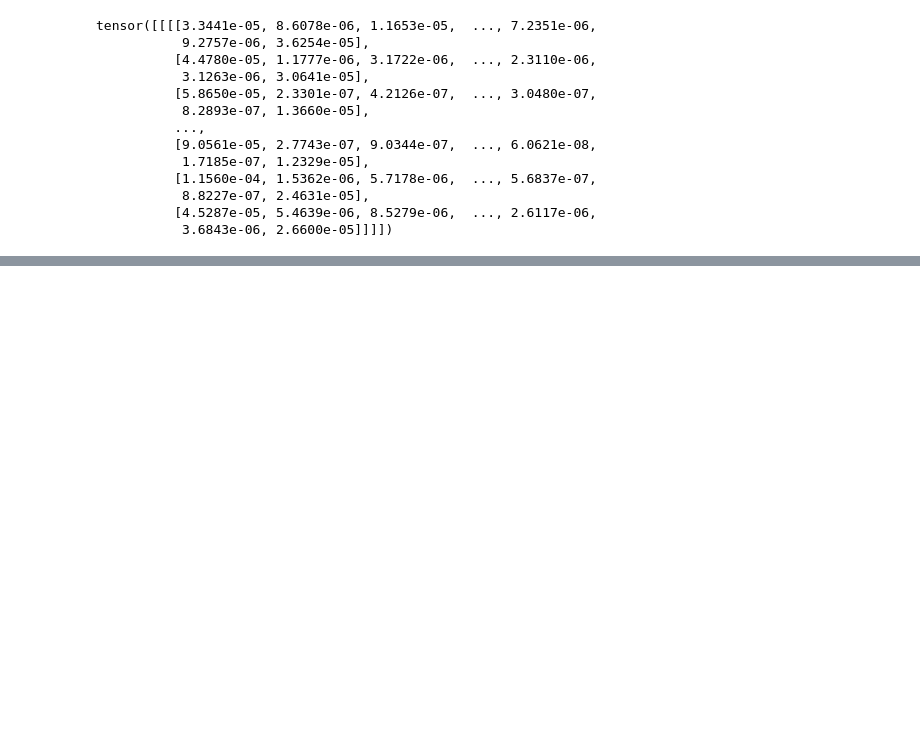
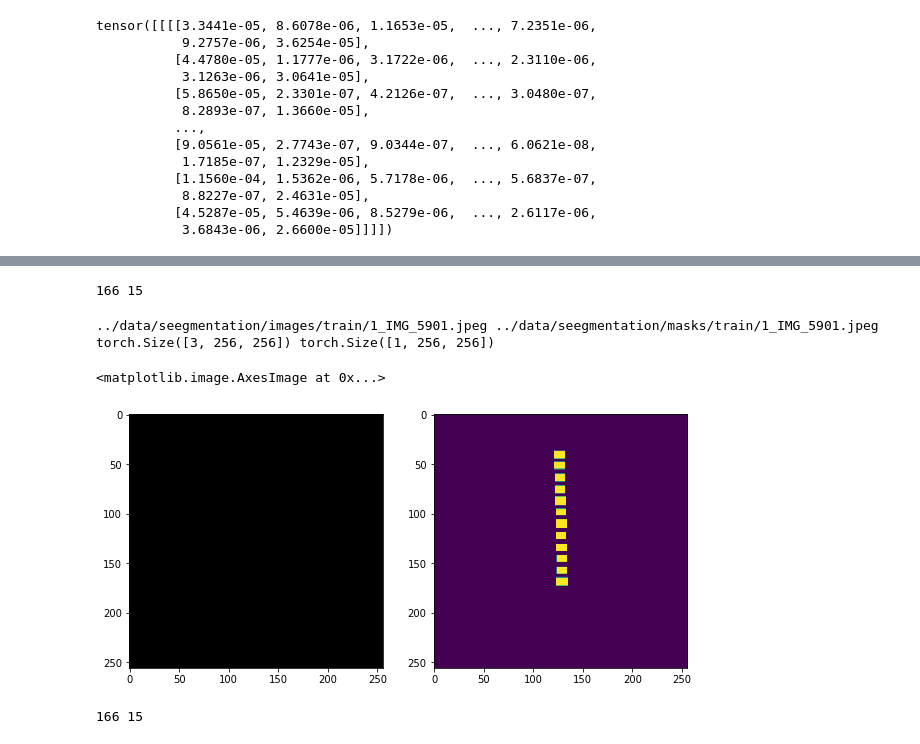
Before and after one commit to fitagdinov/urina, a Jupyter notebook: Notebooks/Untitled.ipynb, the cells around one changed output, grey strips where cells are left out. Drawn from its saved outputs; the diff is of its cells as text; code cells hidden in the pictures; blank space fills up the shorter version.

```diff
--- a/Notebooks/Untitled.ipynb
+++ b/Notebooks/Untitled.ipynb
@@ -509,0 +515,17 @@ array([[[0.48956415, 0.50222886, 0.5294041 , ..., 0.61665905,
+# %%
+for im_n in glob.glob('../data/seegmentation/images/train/*'):
+    im = cv2.imread(im_n)
+    print(im_n,im.shape)
+    mask= np.zeros_like(im)
+    l_n= im_n.replace('images','labels').replace('jpg','txt').replace('jpeg','txt')
+    with open(l_n) as f:
+        data=f.readlines()
+        for rec in data:
+            _,x0,y0,w,h=[float(i) for i  in rec.split()]
+            x1=int((x0-w/2)*im.shape[1])
+            x2=int((x0+w/2)*im.shape[1])
+
+            y1=int((y0-h/2)*im.shape[0])
+            y2=int((y0+h/2)*im.shape[0])
+            mask[y1:y2,x1:x2] = 255
+    cv2.imwrite(im_n.replace('images','masks'),mask)
@@ -509,0 +563,8 @@ array([[[0.48956415, 0.50222886, 0.5294041 , ..., 0.61665905,
+# %%
+data_train = ImageFolderSegmentation('../data/seegmentation/images/train/*','../data/seegmentation/masks/train/*',None,
+                               transform = data_transform,label_transform = mask_transform)
+data_val = ImageFolderSegmentation('../data/seegmentation/images/val/*','../data/seegmentation/masks/val/*',None,
+                               transform = data_transform,label_transform = mask_transform)
+print(len(data_train),len(data_val))
+# %% [output]
+166 15
@@ -509,0 +700,26 @@ array([[[0.48956415, 0.50222886, 0.5294041 , ..., 0.61665905,
+# %%
+i_path = glob.glob('../data/seegmentation/images/train/*')
+m_path = glob.glob('../data/seegmentation/masks/train/*')
+i=51
+print(i_path[i],m_path[i])
+im=cv2.imread(i_path[i])
+m=cv2.imread(m_path[i])
+m=cv2.imread(m_path[i])
+im,m = G_transform(im,m)
+print(im.shape,m.shape)
+fig,ax = plt.subplots(1,2,figsize=(10,5))
+ax[0].imshow(ten2im(im))
+ax[1].imshow(ten2im(m))
+# %% [output]
+../data/seegmentation/images/train/1_IMG_5901.jpeg ../data/seegmentation/masks/train/1_IMG_5901.jpeg
+torch.Size([3, 256, 256]) torch.Size([1, 256, 256])
+<matplotlib.image.AxesImage at 0x...>
+[figure, added]
+# %%
+data_train = ImageFolderSegmentation('../data/seegmentation/images/train/*','../data/seegmentation/masks/train/*',None,
+                               transform = data_transform,label_transform = mask_transform)
+data_val = ImageFolderSegmentation('../data/seegmentation/images/val/*','../data/seegmentation/masks/val/*',None,
+                               transform = data_transform,label_transform = mask_transform)
+print(len(data_train),len(data_val))
+# %% [output]
+166 15
```
Also changed, not shown: parts of 27 cells of this notebook, 5 other files.
